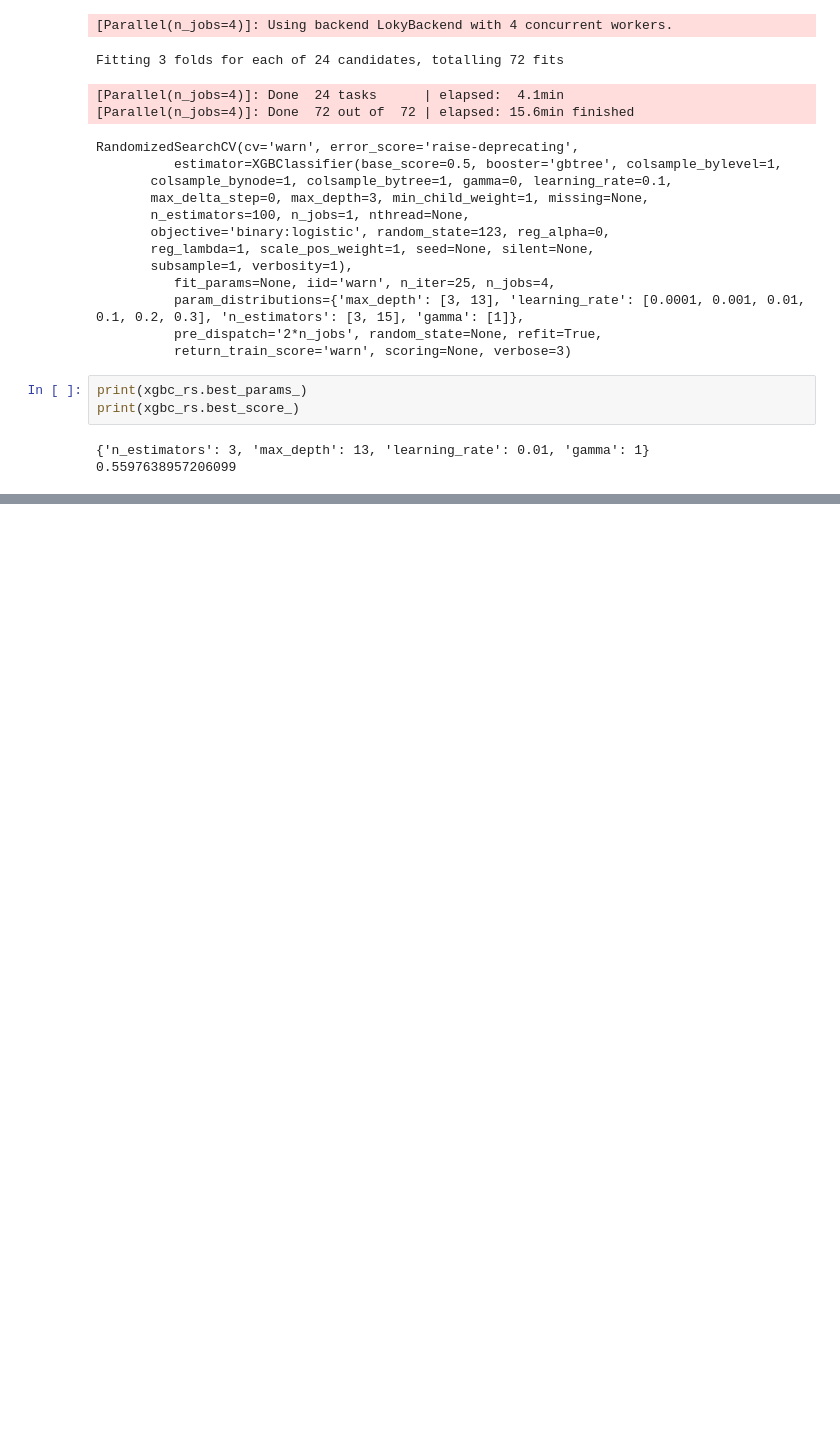
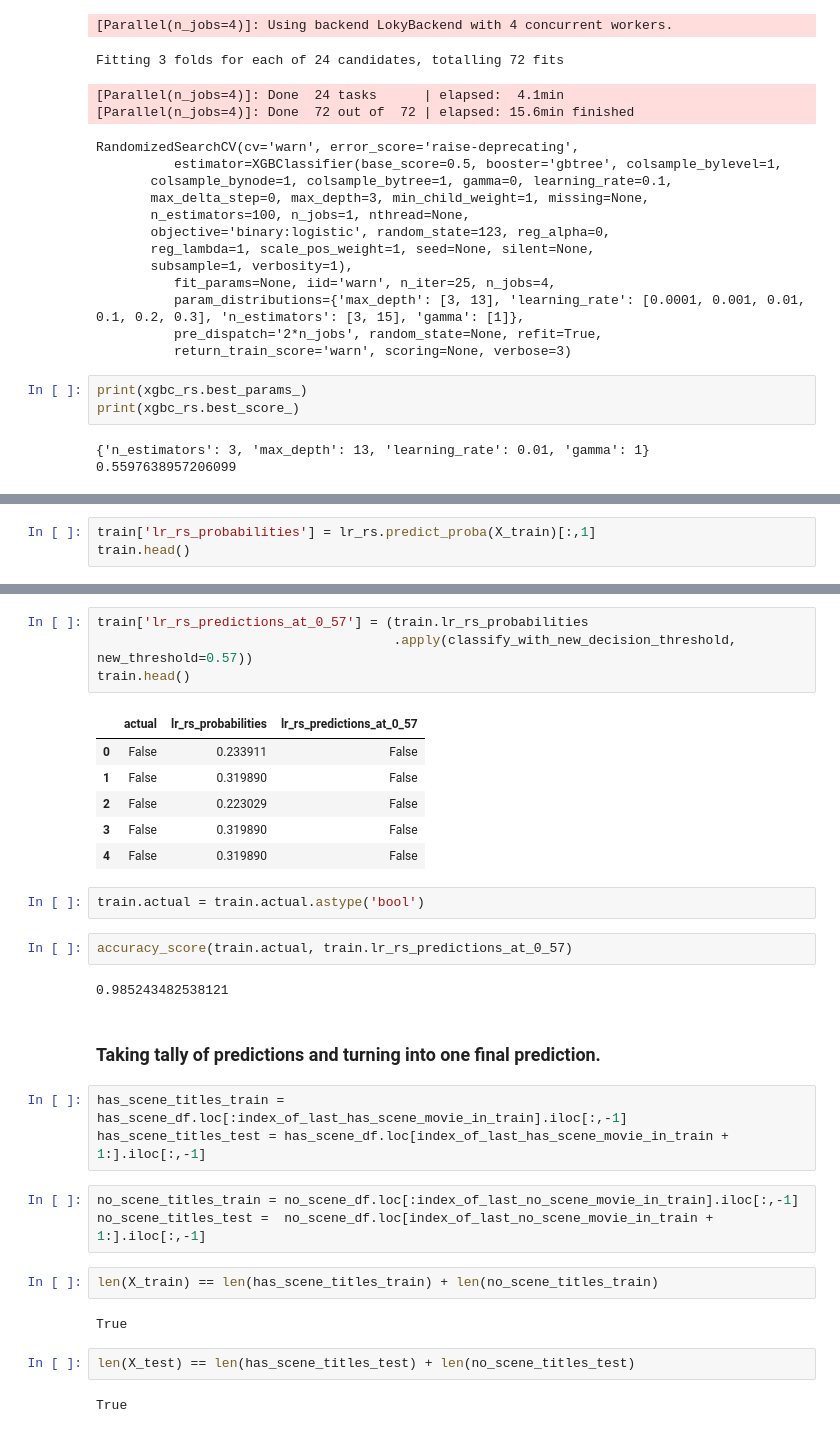
Before and after one commit to matthewzapata/twitter-trigger-warnings, a Jupyter notebook: modeling_with_bigrams.ipynb, the cells around one changed output, grey strips where cells are left out. Cells and saved outputs as stored; diff of their text form; blank space fills up the shorter version.

```diff
--- a/modeling_with_bigrams.ipynb
+++ b/modeling_with_bigrams.ipynb
@@ -373,0 +376,3 @@ Accuracy was 0.59. Second best was KNN, 0.56.
+# %%
+train['lr_rs_probabilities'] = lr_rs.predict_proba(X_train)[:,1]
+train.head()
@@ -373,0 +386,33 @@ Accuracy was 0.59. Second best was KNN, 0.56.
+# %%
+train['lr_rs_predictions_at_0_57'] = (train.lr_rs_probabilities
+                                      .apply(classify_with_new_decision_threshold, new_threshold=0.57))
+train.head()
+# %% [output]
+|  | actual | lr_rs_probabilities | lr_rs_predictions_at_0_57 |
+| 0 | False | 0.233911 | False |
+| 1 | False | 0.319890 | False |
+| 2 | False | 0.223029 | False |
+| 3 | False | 0.319890 | False |
+| 4 | False | 0.319890 | False |
+# %%
+train.actual = train.actual.astype('bool')
+# %%
+accuracy_score(train.actual, train.lr_rs_predictions_at_0_57)
+# %% [output]
+0.985243482538121
+# %% [markdown]
+### Taking tally of predictions and turning into one final prediction.
+# %%
+has_scene_titles_train = has_scene_df.loc[:index_of_last_has_scene_movie_in_train].iloc[:,-1]
+has_scene_titles_test = has_scene_df.loc[index_of_last_has_scene_movie_in_train + 1:].iloc[:,-1]
+# %%
+no_scene_titles_train = no_scene_df.loc[:index_of_last_no_scene_movie_in_train].iloc[:,-1]
+no_scene_titles_test =  no_scene_df.loc[index_of_last_no_scene_movie_in_train + 1:].iloc[:,-1]
+# %%
+len(X_train) == len(has_scene_titles_train) + len(no_scene_titles_train)
+# %% [output]
+True
+# %%
+len(X_test) == len(has_scene_titles_test) + len(no_scene_titles_test)
+# %% [output]
+True
```
Also changed, not shown: parts of 12 cells of this notebook.
